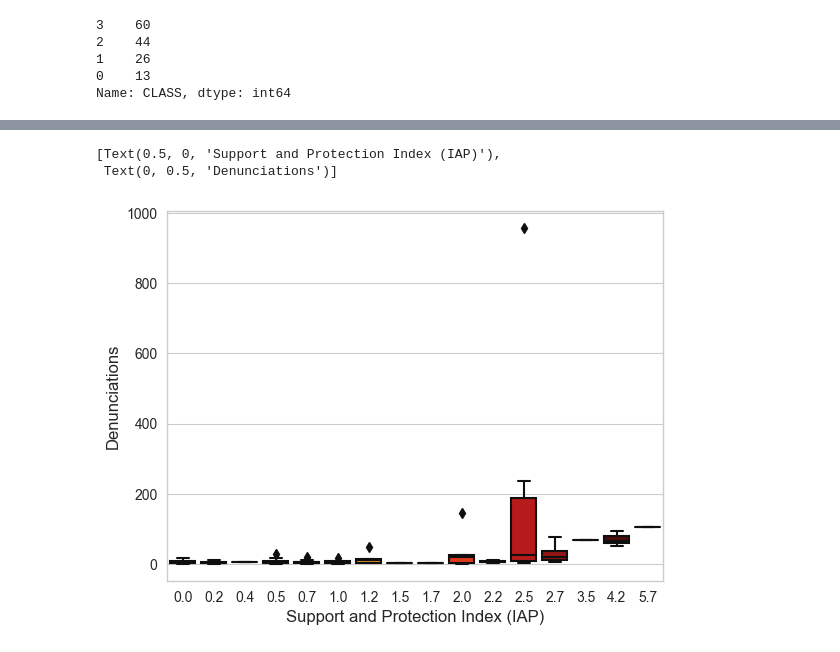
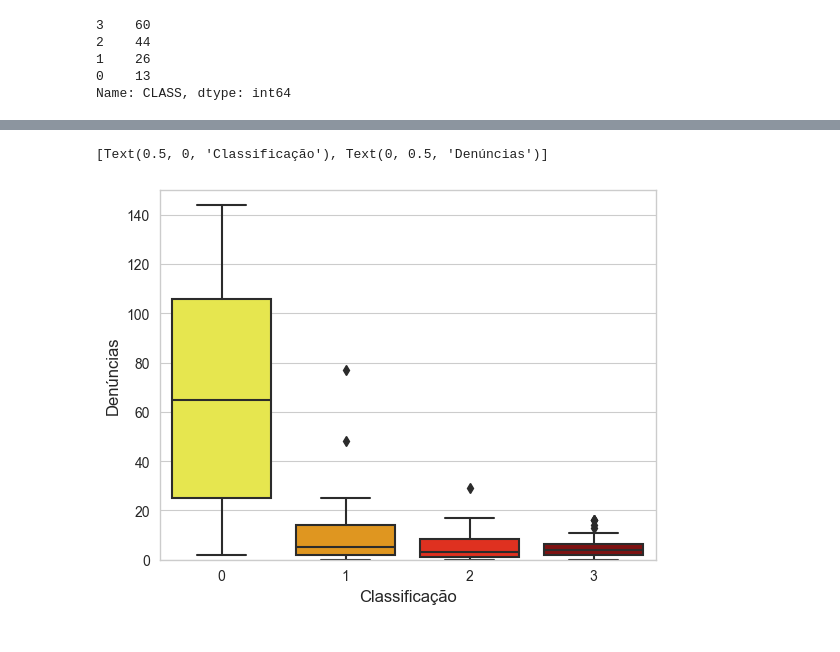
Before and after one commit to jlucioDev/woman_victims_v2, a Jupyter notebook: main.ipynb, the cells around one changed output, grey strips where cells are left out. Saved outputs shown, nothing was run; the diff lists cells and outputs as text; code cells hidden in the pictures.

```diff
--- a/main.ipynb
+++ b/main.ipynb
@@ -87,9 +87,9 @@ if res.status_code == 200:
     90335: Executa programas e ações para grupos específicos - Mulheres
     90397: Constituição de centros de referência e atendimento em direitos humanos
 # %%
-df_munic['Rede_de_Protecao_assistencia'] = df_munic[90201] + df_munic[90272] + df_munic[90335] + df_munic[90358] + df_munic[90397] + df_munic[90626] + df_munic[90640]
+df_munic['IAP'] = df_munic[90201] + df_munic[90272] + df_munic[90335] + df_munic[90358] + df_munic[90397] + df_munic[90626] + df_munic[90640]
 
-df_munic = df_munic[['id', 'localidade', 'Rede_de_Protecao_assistencia']]
+df_munic = df_munic[['id', 'localidade', 'IAP']]
 # %%
 url = "https://servicodados.ibge.gov.br/api/v1/pesquisas/37/periodos/2010/indicadores/30255/"
 
@@ -149,7 +149,7 @@ df_munic
 | 142 | 150840 | Xinguara | 0.5 | 0.646 | 28872.41 | -0.39 |
 143 rows × 6 columns
 # %%
-df_munic['Rede_de_Protecao_assistencia'] = pd.to_numeric(df_munic['Rede_de_Protecao_assistencia'])
+df_munic['IAP'] = pd.to_numeric(df_munic['IAP'])
 df_munic['IDH'] = pd.to_numeric(df_munic['IDH'])
 df_munic['PIB'] = pd.to_numeric(df_munic['PIB'])
 df_munic['GINI'] = pd.to_numeric(df_munic['GINI'])
@@ -260,0 +233,26 @@ plt.show()
+# %%
+p1 = scaler1.fit_transform(df_munic.iloc[:,2:3])
+p2 = scaler1.fit_transform(df_munic.iloc[:,3:4])
+p3 = scaler1.fit_transform(df_munic.iloc[:,4:5])
+p4 = scaler1.fit_transform(df_munic.iloc[:,5:6])
+
+#fig, (ax1, ax2, ax3, ax4, ax5, ax6, ax7, ax8) = plt.subplots(4, 2)
+fig, axs = plt.subplots(4, 2, figsize=(10, 8))
+#fig.suptitle('Distribuição de dados', fontsize=16)
+
+sns.set_palette("Set1")
+
+
+#Cria os gráficos
+sns.histplot(p1, kde=True, ax=axs[0,0], legend=False)
+axs[0,0].set_ylabel('IAP')
+sns.boxplot(p1, orient="h", ax=axs[0,1])
+sns.histplot(p2, kde=True, ax=axs[1,0], legend=False)
+axs[1,0].set_ylabel('IDH')
+sns.boxplot(p2, orient="h", ax=axs[1,1])
+sns.histplot(p3, kde=True, ax=axs[2,0], legend=False)
+axs[2,0].set_ylabel('PIB')
+sns.boxplot(p3, orient="h", ax=axs[2,1])
+sns.histplot(p4, kde=True, ax=axs[3,0], legend=False)
+axs[3,0].set_ylabel('GINI')
+sns.boxplot(p4, orient="h", ax=axs[3,1])
@@ -785,16 +793,20 @@ pd.concat([df_munic.iloc[:,2:3].rename(index=lambda s: 'x' + str(s + 1)), scaled
 | x143 | 0.5 | 13 |
 143 rows × 2 columns
 # %%
-data = pd.concat([df_munic.iloc[:,2:3].rename(index=lambda s: 'x' + str(s + 1)), scaled_df.iloc[:,7:8]], axis=1)
+data = pd.concat([df_munic.rename(index=lambda s: 'x' + str(s + 1)), scaled_df.iloc[:,7:8]], axis=1)
+
 
 sns.set_style("whitegrid")
 
+
 # depict visualization
-gfg = sns.boxplot(x="Rede_de_Protecao_assistencia", y="denuncias", data=data, palette='hot_r')
+gfg = sns.boxplot(x="CLASS", y="denuncias", data=scaled_df, palette='hot_r')
 
-#gfg.set_ylim(0, 120)
-gfg.set(xlabel ="Support and Protection Index (IAP)", ylabel = "Denunciations")
+gfg.set_ylim(0, 150)
+#('A', 'B', 'C', 'D')
+#{0:'A', 1: 'B', 2: 'C', 3: 'D'}
+#gfg.set_xlim(scaled_df['CLASS'].map(lambda x: 'A' if 0 elif 'B' if 1))
+gfg.set(xlabel ="Classificação", ylabel = "Denúncias")
 # %% [output]
-[Text(0.5, 0, 'Support and Protection Index (IAP)'),
- Text(0, 0.5, 'Denunciations')]
+[Text(0.5, 0, 'Classificação'), Text(0, 0.5, 'Denúncias')]
-[figure, old version]
+[figure, new version]
```
Also changed, not shown: parts of 29 cells of this notebook.
